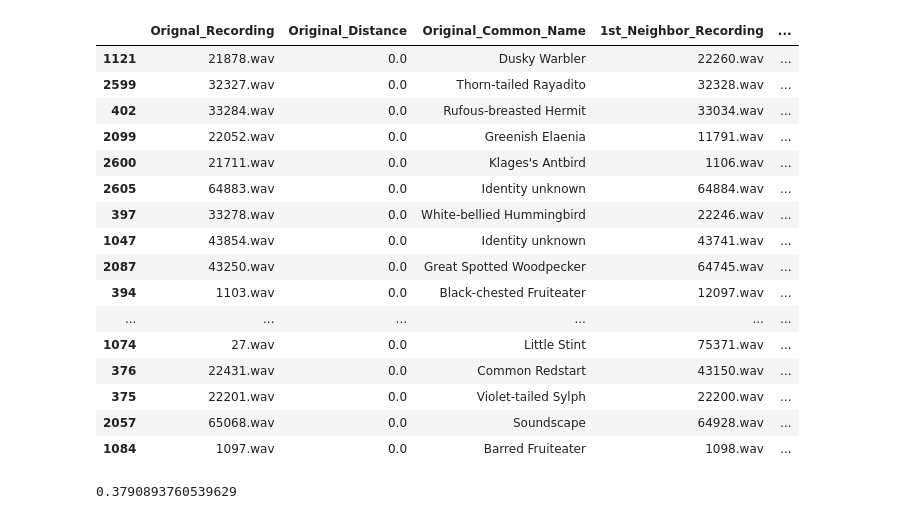
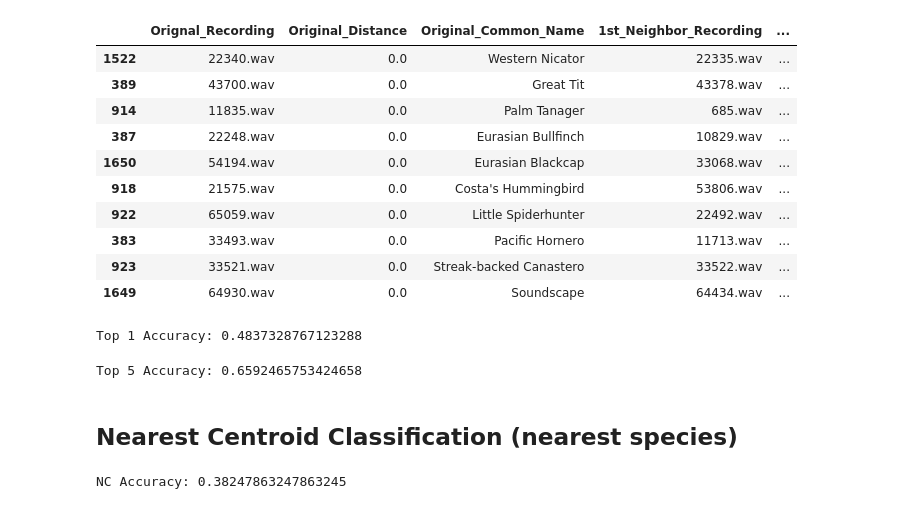
Before and after one commit to jcanad3/wing_speech, a Jupyter notebook: prediction/nearest_neighbors.ipynb, the cells around one changed output. Drawn from its saved outputs; the diff is of its cells as text; code cells hidden in the pictures.

Commit message:
misc. classification methods added to nearest neighbors notebook

```diff
--- a/prediction/nearest_neighbors.ipynb
+++ b/prediction/nearest_neighbors.ipynb
@@ -9,6 +16,7 @@ species = pd.read_csv('../preprocess_data/species_keys.csv')
 # %%
 emb_ids = []
 avg_embs = []
+labels = []
 bird_embs = glob.glob('../avg_bird_embeddings/*')
 random.shuffle(bird_embs)
 for avg_emb_path in bird_embs:
@@ -18,7 +26,14 @@ for avg_emb_path in bird_embs:
     # load d-vector
     avg_emb = np.load(avg_emb_path)
 
+    # get species id for embedding
+    label = df_song_species.loc[df_song_species['recording_id'] == emb_id, 'species_id'].values[0]
+
     emb_ids.append(emb_id)
     avg_embs.append(avg_emb)
+    labels.append(label)
 
 avg_embs = np.array(avg_embs)
+labels = np.array(labels)
+print('Number of Unique Species:', np.unique(labels).shape[0])
+print('Samps per Species:', Counter(labels))
@@ -76,23 +88,30 @@ df_neighbors.head(20)
 # %%
-df_neighbors.sort_values(['1st_Neighbor_Distance'], ascending=[True]).head(20)
+df_neighbors.sort_values(['1st_Neighbor_Distance'], ascending=[True]).head(10)
 # %% [output]
 |  | Orignal_Recording | Original_Distance | Original_Common_Name | 1st_Neighbor_Recording | ... |
-| 1121 | 21878.wav | 0.0 | Dusky Warbler | 22260.wav | ... |
-| 2599 | 32327.wav | 0.0 | Thorn-tailed Rayadito | 32328.wav | ... |
-| 402 | 33284.wav | 0.0 | Rufous-breasted Hermit | 33034.wav | ... |
-| 2099 | 22052.wav | 0.0 | Greenish Elaenia | 11791.wav | ... |
-| 2600 | 21711.wav | 0.0 | Klages's Antbird | 1106.wav | ... |
-| 2605 | 64883.wav | 0.0 | Identity unknown | 64884.wav | ... |
-| 397 | 33278.wav | 0.0 | White-bellied Hummingbird | 22246.wav | ... |
-| 1047 | 43854.wav | 0.0 | Identity unknown | 43741.wav | ... |
-| 2087 | 43250.wav | 0.0 | Great Spotted Woodpecker | 64745.wav | ... |
-| 394 | 1103.wav | 0.0 | Black-chested Fruiteater | 12097.wav | ... |
-| ... | ... | ... | ... | ... | ... |
-| 1074 | 27.wav | 0.0 | Little Stint | 75371.wav | ... |
-| 376 | 22431.wav | 0.0 | Common Redstart | 43150.wav | ... |
-| 375 | 22201.wav | 0.0 | Violet-tailed Sylph | 22200.wav | ... |
-| 2057 | 65068.wav | 0.0 | Soundscape | 64928.wav | ... |
-| 1084 | 1097.wav | 0.0 | Barred Fruiteater | 1098.wav | ... |
+| 1522 | 22340.wav | 0.0 | Western Nicator | 22335.wav | ... |
+| 389 | 43700.wav | 0.0 | Great Tit | 43378.wav | ... |
+| 914 | 11835.wav | 0.0 | Palm Tanager | 685.wav | ... |
+| 387 | 22248.wav | 0.0 | Eurasian Bullfinch | 10829.wav | ... |
+| 1650 | 54194.wav | 0.0 | Eurasian Blackcap | 33068.wav | ... |
+| 918 | 21575.wav | 0.0 | Costa's Hummingbird | 53806.wav | ... |
+| 922 | 65059.wav | 0.0 | Little Spiderhunter | 22492.wav | ... |
+| 383 | 33493.wav | 0.0 | Pacific Hornero | 11713.wav | ... |
+| 923 | 33521.wav | 0.0 | Streak-backed Canastero | 33522.wav | ... |
+| 1649 | 64930.wav | 0.0 | Soundscape | 64434.wav | ... |
+# %%
+orig_and_first = df_neighbors[[
+    'Original_Common_Name',
+    '1st_Neighbor_Common_Name'
+]].values
+
+num_matches = np.where(
+    (orig_and_first[:, 0] == orig_and_first[:, 1])
+)
+top_1_accuracy = num_matches[0].shape[0] / orig_and_first.shape[0]
+print('Top 1 Accuracy:', top_1_accuracy)
+# %% [output]
+Top 1 Accuracy: 0.4837328767123288
 # %%
 orig_and_first = df_neighbors[[
     'Original_Common_Name',
@@ -111,6 +130,6 @@ num_matches = np.where(
     | (orig_and_first[:, 0] == orig_and_first[:, 5])
 )
 top_5_accuracy = num_matches[0].shape[0] / orig_and_first.shape[0]
-top_5_accuracy
+print('Top 5 Accuracy:', top_5_accuracy)
 # %% [output]
-0.3790893760539629
+Top 5 Accuracy: 0.6592465753424658
@@ -116,0 +139,9 @@ top_5_accuracy
+# %% [markdown]
+## Nearest Centroid Classification (nearest species)
+# %%
+#tsne_embs = TSNE(n_components=2).fit_transform(avg_embs)
+nc = NC()
+nc.fit(x_train, y_train)
+print('NC Accuracy:', nc.score(x_test, y_test))
+# %% [output]
+NC Accuracy: 0.38247863247863245
```
Also changed, not shown: parts of 8 cells of this notebook, 7 other files.
